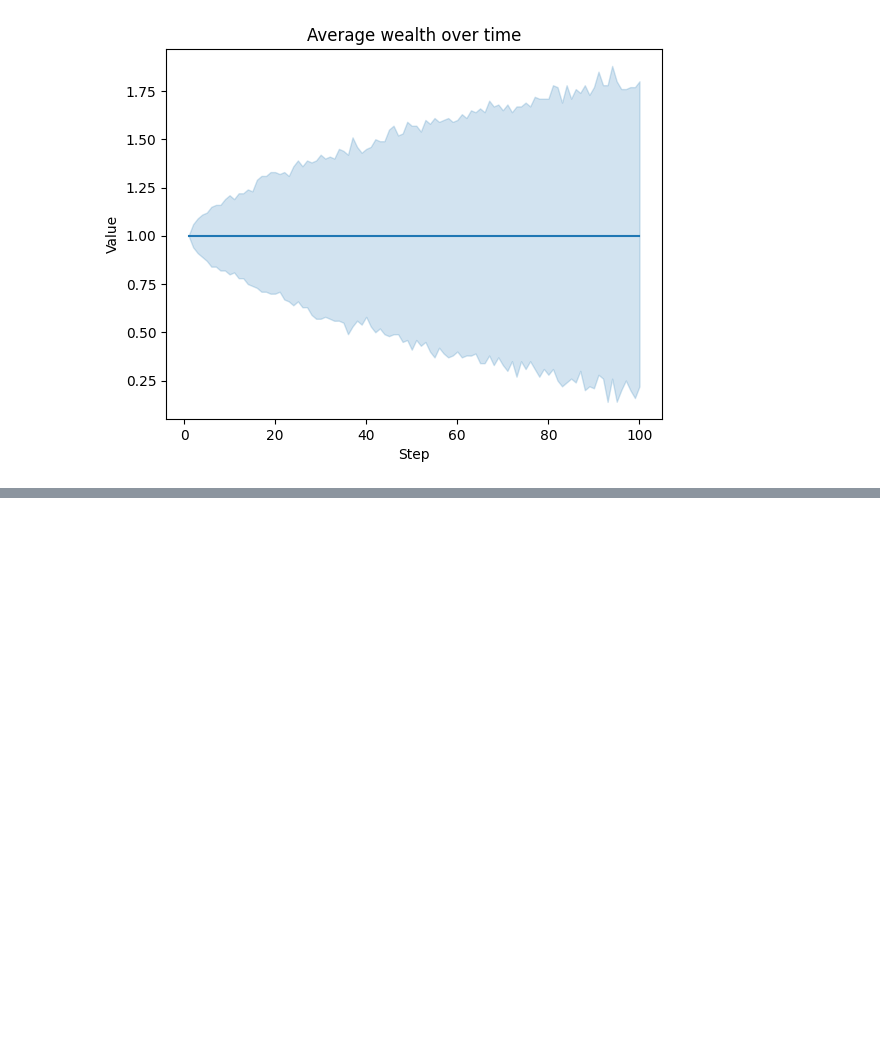
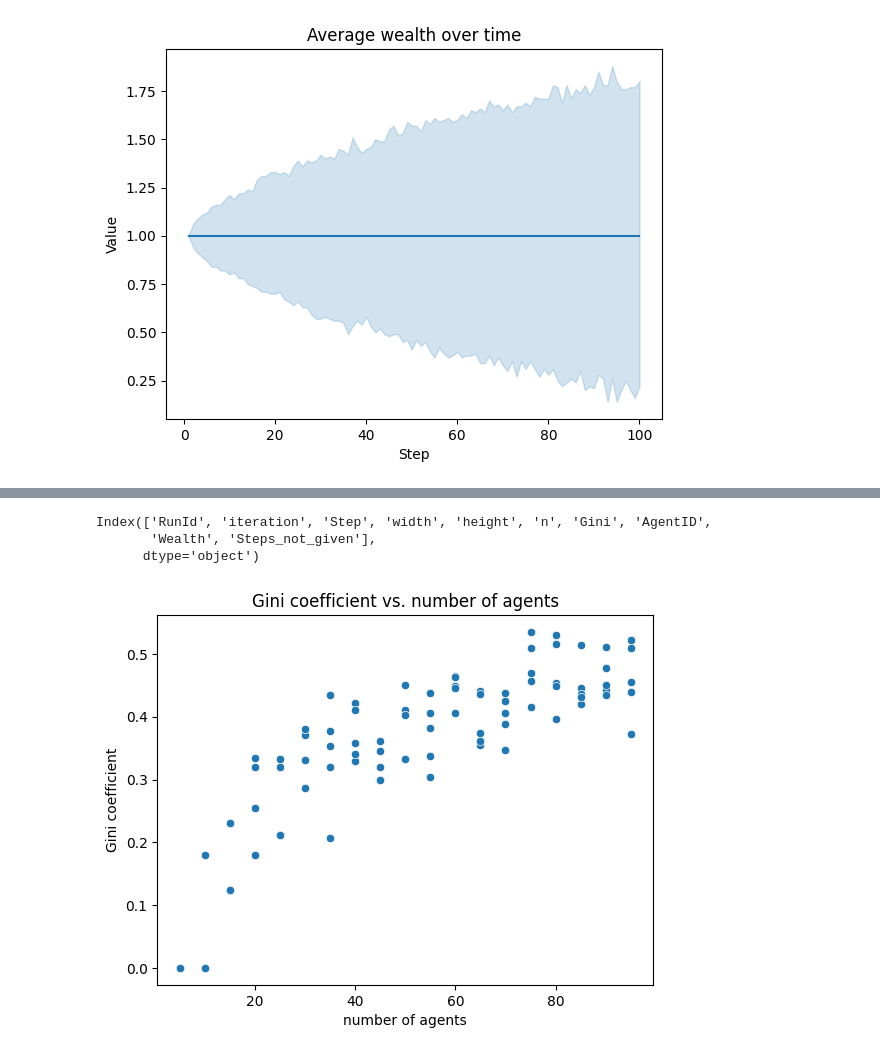
Before and after one commit to DavidBShan/BDC-Wealth, a Jupyter notebook: wealthIndexABMTest.ipynb, the cells around one changed output, grey strips where cells are left out. Saved outputs shown, nothing was run; the diff lists cells and outputs as text; code cells hidden in the pictures; blank space fills up the shorter version.

```diff
--- a/wealthIndexABMTest.ipynb
+++ b/wealthIndexABMTest.ipynb
@@ -161,0 +402,33 @@ agent_wealth.to_csv("agent_data.csv")
+# %%
+params = {"width": 10, "height": 10, "n": range(5, 100, 5)}
+
+results = mesa.batch_run(
+    MoneyModel,
+    parameters=params,
+    iterations=5,
+    max_steps=100,
+    number_processes=1,
+    data_collection_period=1,
+    display_progress=True,
+)
+# %%
+results_df = pd.DataFrame(results)
+print(results_df.keys())
+# %% [output]
+Index(['RunId', 'iteration', 'Step', 'width', 'height', 'n', 'Gini', 'AgentID',
+       'Wealth', 'Steps_not_given'],
+      dtype='object')
+# %%
+# Filter the results to only contain the data of one agent (the Gini coefficient will be the same for the entire population at any time) at the 100th step of each episode
+results_filtered = results_df[(results_df.AgentID == 1) & (results_df.Step == 100)]
+results_filtered[["iteration", "n", "Gini"]].reset_index(
+    drop=True
+).head()  # Create a scatter plot
+g = sns.scatterplot(data=results_filtered, x="n", y="Gini")
+g.set(
+    xlabel="number of agents",
+    ylabel="Gini coefficient",
+    title="Gini coefficient vs. number of agents",
+);
+# %% [output]
+[figure, added]
```
Also changed, not shown: parts of 16 cells of this notebook.
